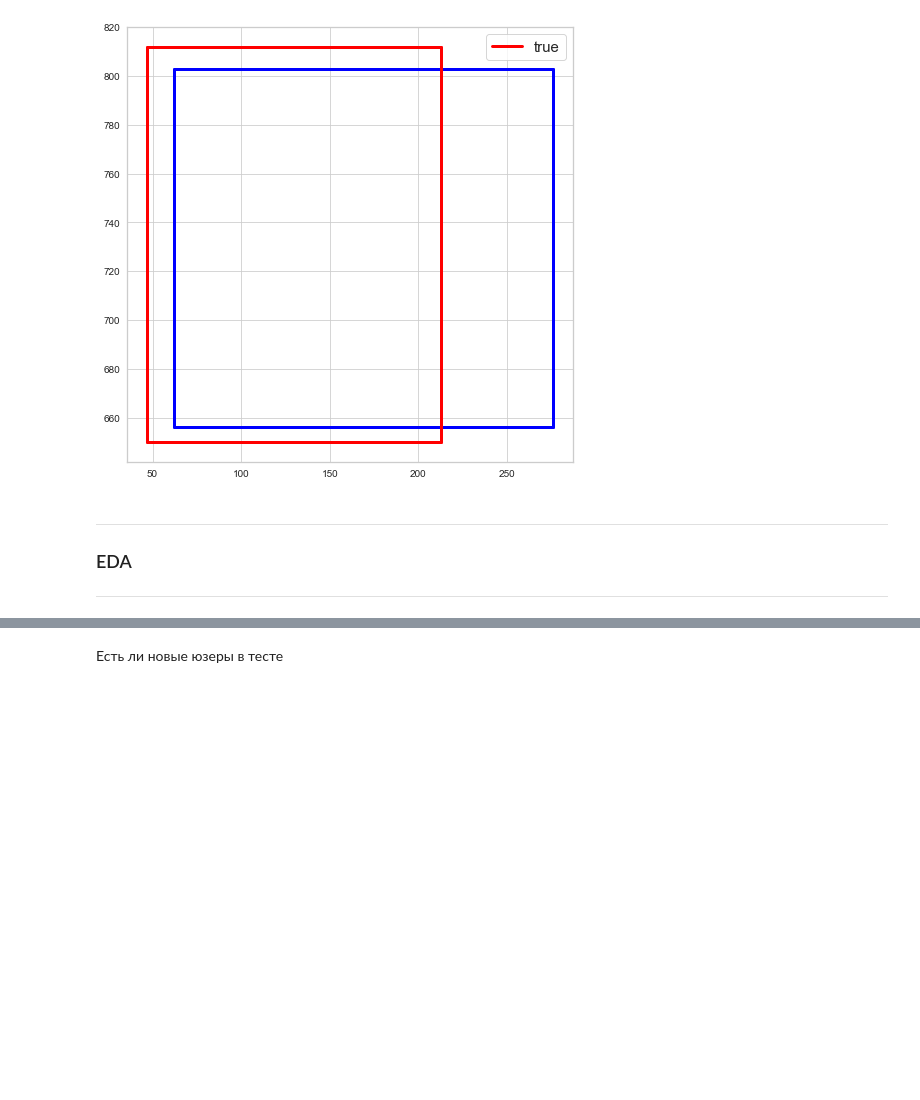
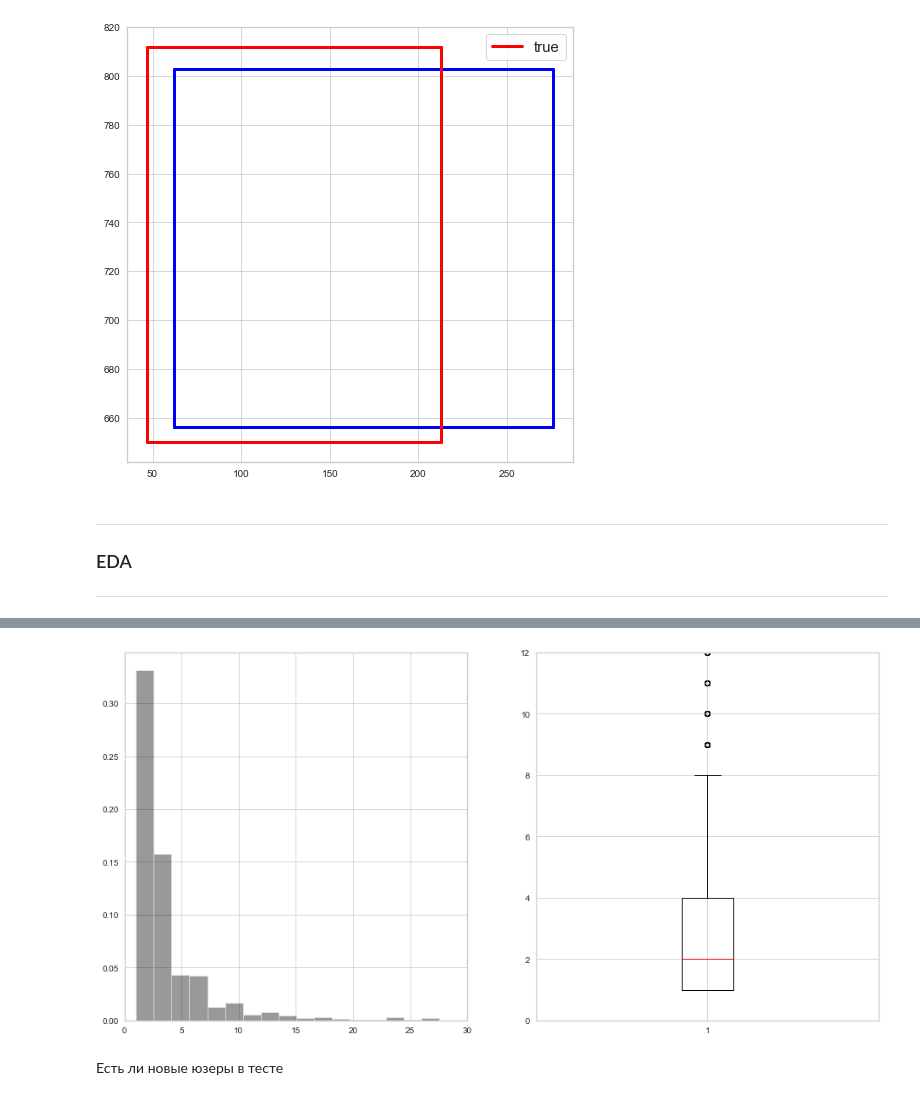
Before and after one commit to andreitsev/Competitions, a Jupyter notebook: ML Bootcamp Модератор Одноклассников.ipynb, the cells around one changed output, grey strips where cells are left out. Cells and saved outputs as stored; diff of their text form; code cells hidden in the pictures; blank space fills up the shorter version.

```diff
--- a/ML Bootcamp Модератор Одноклассников.ipynb
+++ b/ML Bootcamp Модератор Одноклассников.ipynb
@@ -163,3 +177,11 @@ iou_metric: 0.8507090336134454
+# %%
+fig, ax = plt.subplots(nrows=1, ncols=2, figsize=(16, 8))
+sns.distplot(dat.userId[tr_indexes].value_counts().values, kde=False, norm_hist=True, ax=ax[0])
+ax[0].set_xlim(0, 30);
+ax[1].boxplot(dat.userId[tr_indexes].value_counts().values);
+plt.ylim(0, 12);
+# %% [output]
+[figure, added]
 # %% [markdown]
 Есть ли новые юзеры в тесте
 # %%
```
Also changed, not shown: parts of 6 cells of this notebook.
